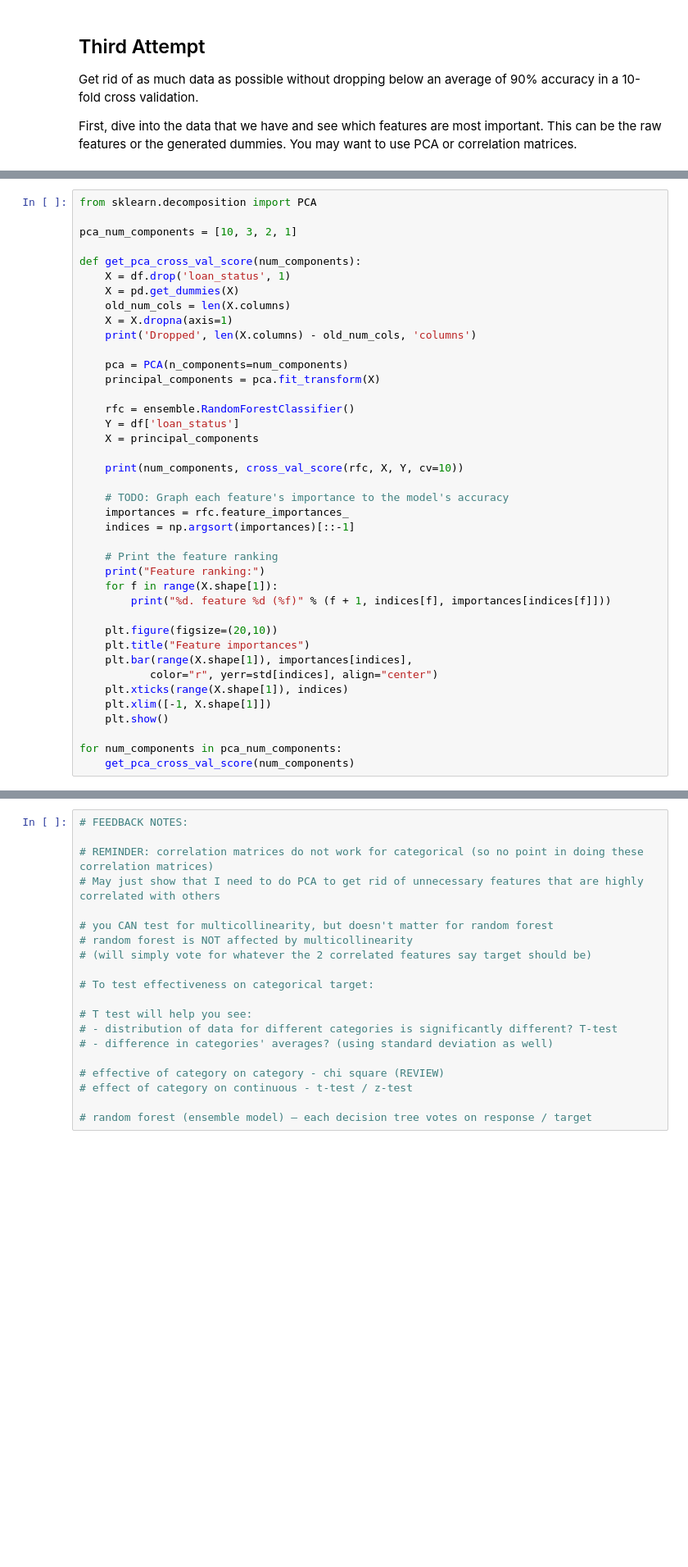
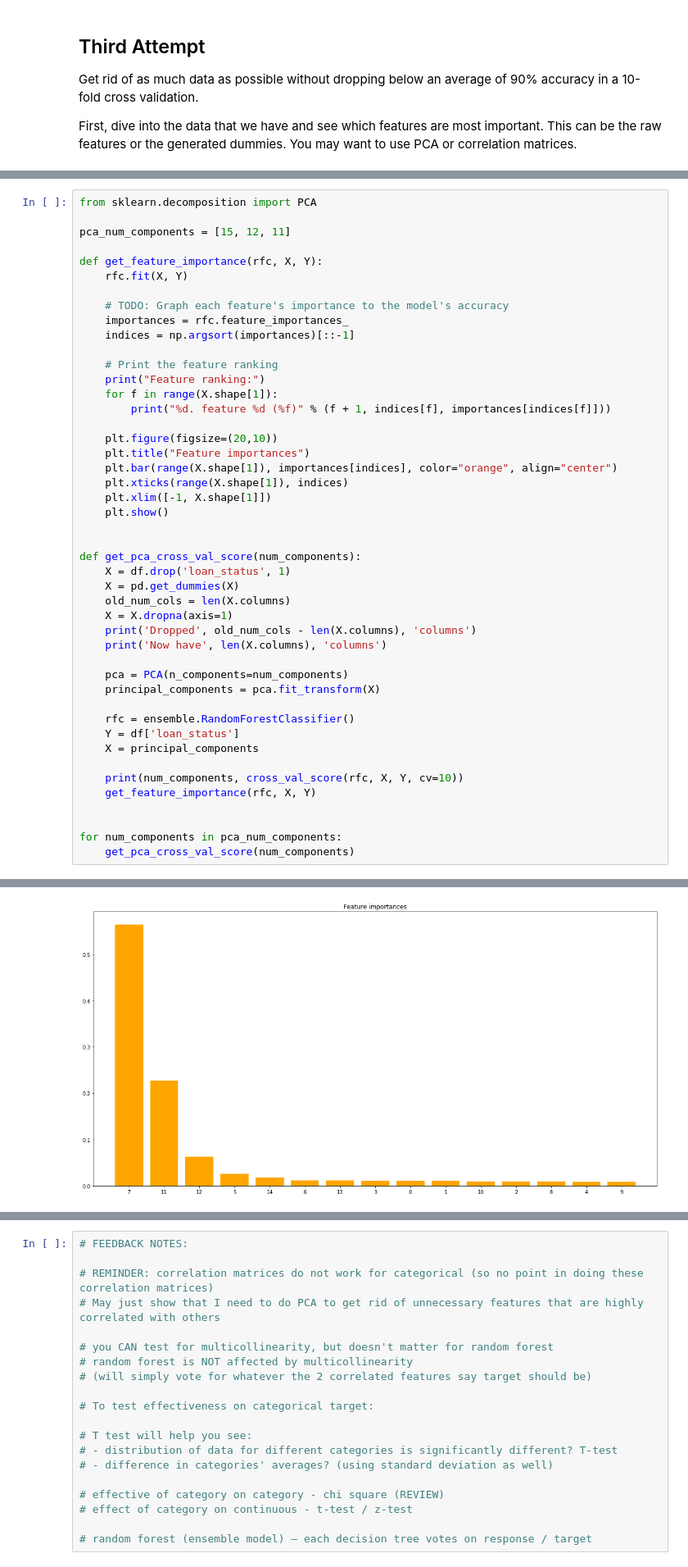
Before and after one commit to esthersweon/thinkful, a Jupyter notebook: main/unit_3/lesson_2_project_5.ipynb, the cells around one changed output, grey strips where cells are left out. Shown at 82% size. Saved outputs shown, nothing was run; the diff lists cells and outputs as text; blank space fills up the shorter version.

```diff
--- a/main/unit_3/lesson_2_project_5.ipynb
+++ b/main/unit_3/lesson_2_project_5.ipynb
@@ -103,23 +187,10 @@ plt.show()
 # %%
 from sklearn.decomposition import PCA
 
-pca_num_components = [10, 3, 2, 1]
+pca_num_components = [15, 12, 11]
 
-def get_pca_cross_val_score(num_components):
-    X = df.drop('loan_status', 1)
-    X = pd.get_dummies(X)
-    old_num_cols = len(X.columns)
-    X = X.dropna(axis=1)
-    print('Dropped', len(X.columns) - old_num_cols, 'columns')
-
-    pca = PCA(n_components=num_components)
-    principal_components = pca.fit_transform(X)
-
-    rfc = ensemble.RandomForestClassifier()
-    Y = df['loan_status']
-    X = principal_components
-
-    print(num_components, cross_val_score(rfc, X, Y, cv=10))
+def get_feature_importance(rfc, X, Y):
+    rfc.fit(X, Y)
 
     # TODO: Graph each feature's importance to the model's accuracy
     importances = rfc.feature_importances_
@@ -132,11 +203,31 @@ def get_pca_cross_val_score(num_components):
 
     plt.figure(figsize=(20,10))
     plt.title("Feature importances")
-    plt.bar(range(X.shape[1]), importances[indices],
-           color="r", yerr=std[indices], align="center")
+    plt.bar(range(X.shape[1]), importances[indices], color="orange", align="center")
     plt.xticks(range(X.shape[1]), indices)
     plt.xlim([-1, X.shape[1]])
     plt.show()
 
+
+def get_pca_cross_val_score(num_components):
+    X = df.drop('loan_status', 1)
+    X = pd.get_dummies(X)
+    old_num_cols = len(X.columns)
+    X = X.dropna(axis=1)
+    print('Dropped', old_num_cols - len(X.columns), 'columns')
+    print('Now have', len(X.columns), 'columns')
+
+    pca = PCA(n_components=num_components)
+    principal_components = pca.fit_transform(X)
+
+    rfc = ensemble.RandomForestClassifier()
+    Y = df['loan_status']
+    X = principal_components
+
+    print(num_components, cross_val_score(rfc, X, Y, cv=10))
+    get_feature_importance(rfc, X, Y)
+
+
 for num_components in pca_num_components:
     get_pca_cross_val_score(num_components)
+# %% [output]
@@ -142,0 +254 @@ for num_components in pca_num_components:
+[figure, added]
```
Also changed, not shown: parts of 15 cells of this notebook, 1 other file.
